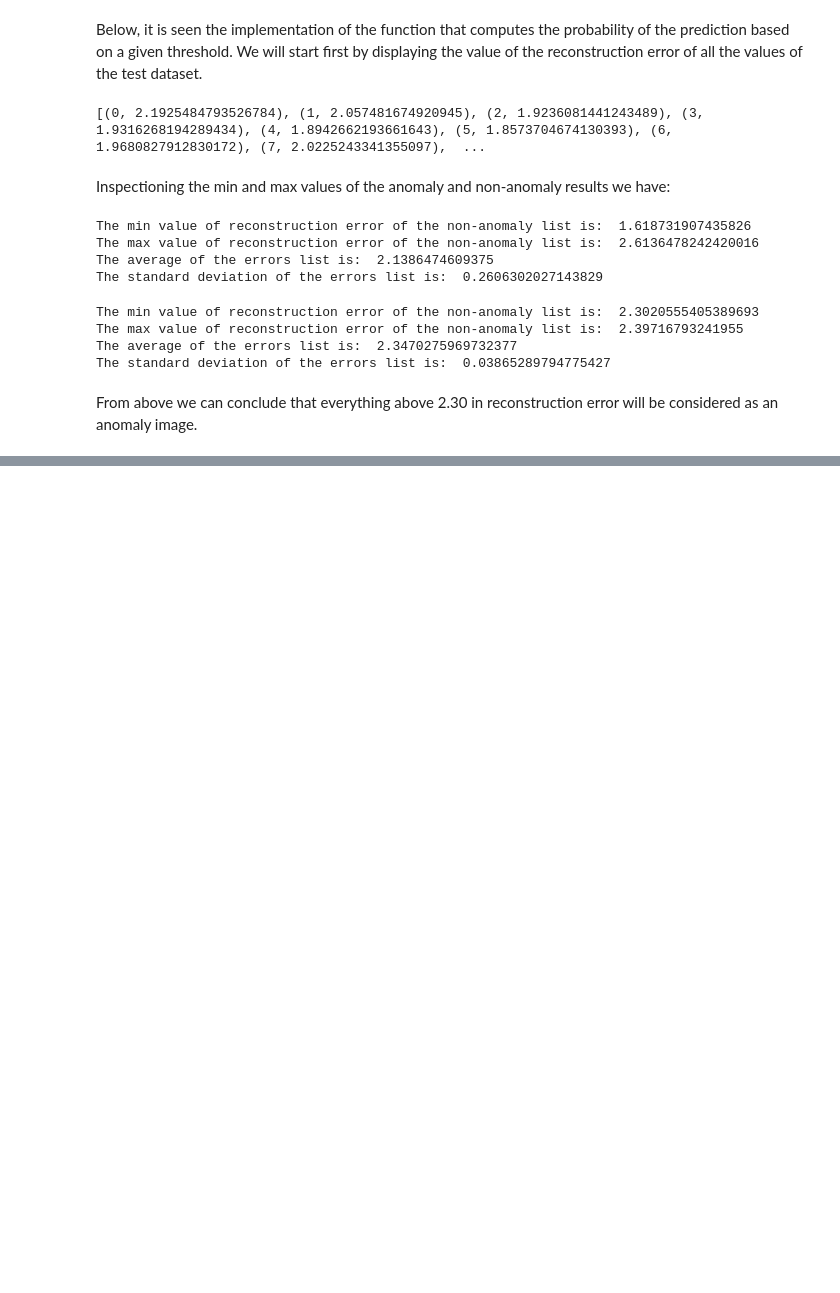
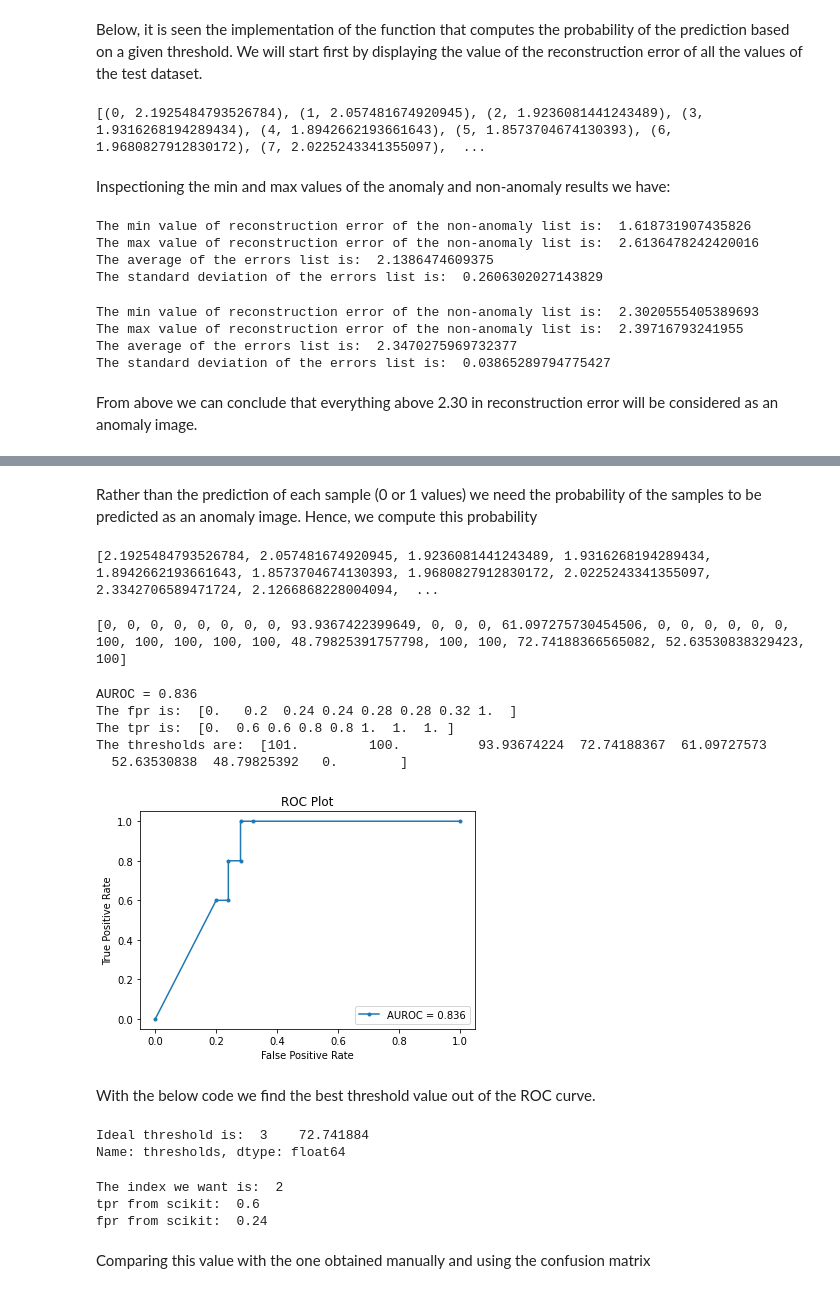
Before and after one commit to AlexCC93/BottlesAnomalies_TFM, a Jupyter notebook: TFM_Autoencoder/pytorch_approach2/Pt_hl_DS1.ipynb, the cells around one changed output, grey strips where cells are left out. Cells and saved outputs as stored; diff of their text form; code cells hidden in the pictures; blank space fills up the shorter version.

```diff
--- a/TFM_Autoencoder/pytorch_approach2/Pt_hl_DS1.ipynb
+++ b/TFM_Autoencoder/pytorch_approach2/Pt_hl_DS1.ipynb
@@ -965,0 +1055,63 @@ def check_anomaly(img_path):
+# %% [markdown]
+Rather than the prediction of each sample (0 or 1 values) we need the probability of the samples to be predicted as an anomaly image. Hence, we compute this probability
+# %%
+rec_error_test_set = []
+
+X = dataset_test[0]
+image_in_tensor = X[0]
+
+n_features = len(image_in_tensor[0])  # Get the size of one image of the anomaly images dataset. This is supposed to be 224
+for i in range(len(dataset_test)):
+    X = dataset_test[i]
+    image_in_tensor = X[0]
+    with torch.no_grad():
+        Y = model(image_in_tensor)  # should be same as X
+    err = torch.sum((image_in_tensor-Y)*(image_in_tensor-Y)).item()  # SSE all features
+    err = err/(n_features*3)        # dividing by n_features*3 becuase we have three channels
+    rec_error_test_set.append( err)     # idx of data item, err
+print(rec_error_test_set)
+# %% [output]
+[2.1925484793526784, 2.057481674920945, 1.9236081441243489, 1.9316268194289434, 1.8942662193661643, 1.8573704674130393, 1.9680827912830172, 2.0225243341355097, 2.3342706589471724, 2.1266868228004094,  ...
+# %%
+y_prob = map_error2prob_list_v2(rec_error_test_set)
+print(y_prob)
+# %% [output]
+[0, 0, 0, 0, 0, 0, 0, 0, 93.9367422399649, 0, 0, 0, 61.097275730454506, 0, 0, 0, 0, 0, 0, 100, 100, 100, 100, 100, 48.79825391757798, 100, 100, 72.74188366565082, 52.63530838329423, 100]
+# %%
+auc_score = roc_auc_score(y_true, y_prob)
+print('AUROC = %.3f' % (auc_score))
+fpr, tpr, thresholds = roc_curve(y_true, y_prob)
+print("The fpr is: ", fpr)
+print("The tpr is: ", tpr)
+print("The thresholds are: ", thresholds)
+# %% [output]
+AUROC = 0.836
+The fpr is:  [0.   0.2  0.24 0.24 0.28 0.28 0.32 1.  ]
+The tpr is:  [0.  0.6 0.6 0.8 0.8 1.  1.  1. ]
+The thresholds are:  [101.         100.          93.93674224  72.74188367  61.09727573
+  52.63530838  48.79825392   0.        ]
+# %%
+plt.plot(fpr, tpr, marker='.', label='AUROC = %0.3f' % auc_score)
+# Title
+plt.title('ROC Plot')
+# Axis labels
+plt.xlabel('False Positive Rate')
+plt.ylabel('True Positive Rate')
+# Show legend
+plt.legend() #
+# Show plot
+plt.show()
+# %% [output]
+[figure, added]
+# %% [markdown]
+With the below code we find the best threshold value out of the ROC curve.
+# %%
+import pandas as pd
+i = np.arange(len(tpr))
+roc = pd.DataFrame({'tf' : pd.Series(tpr-(1-fpr), index=i), 'thresholds' : pd.Series(thresholds, index=i)})
+ideal_roc_thresh = roc.iloc[(roc.tf-0).abs().argsort()[:1]]  #Locate the point where the value is close to 0
+best_threshold_value = ideal_roc_thresh['thresholds']
+print("Ideal threshold is: ", best_threshold_value)
+# %% [output]
+Ideal threshold is:  3    72.741884
+Name: thresholds, dtype: float64
@@ -965,0 +1123,13 @@ def check_anomaly(img_path):
+# %%
+desired_index = closest_value(thresholds,float(best_threshold_value))-1     # We take this -1 because the threshold list values correspond to the value before of the lists of tpr and fpr
+print("The index we want is: ", desired_index)
+tpr_from_scikit = tpr[desired_index ]
+fpr_from_scikit = fpr[desired_index ]
+print("tpr from scikit: ", tpr_from_scikit)
+print("fpr from scikit: ", fpr_from_scikit)
+# %% [output]
+The index we want is:  2
+tpr from scikit:  0.6
+fpr from scikit:  0.24
+# %% [markdown]
+Comparing this value with the one obtained manually and using the confusion matrix
```
Also changed, not shown: parts of 38 cells of this notebook.
